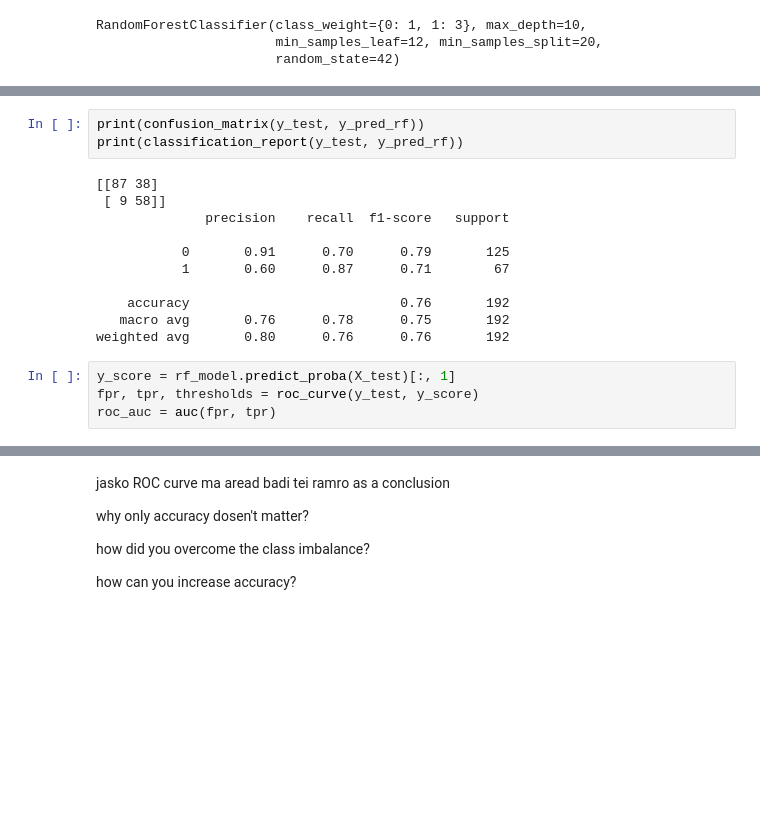
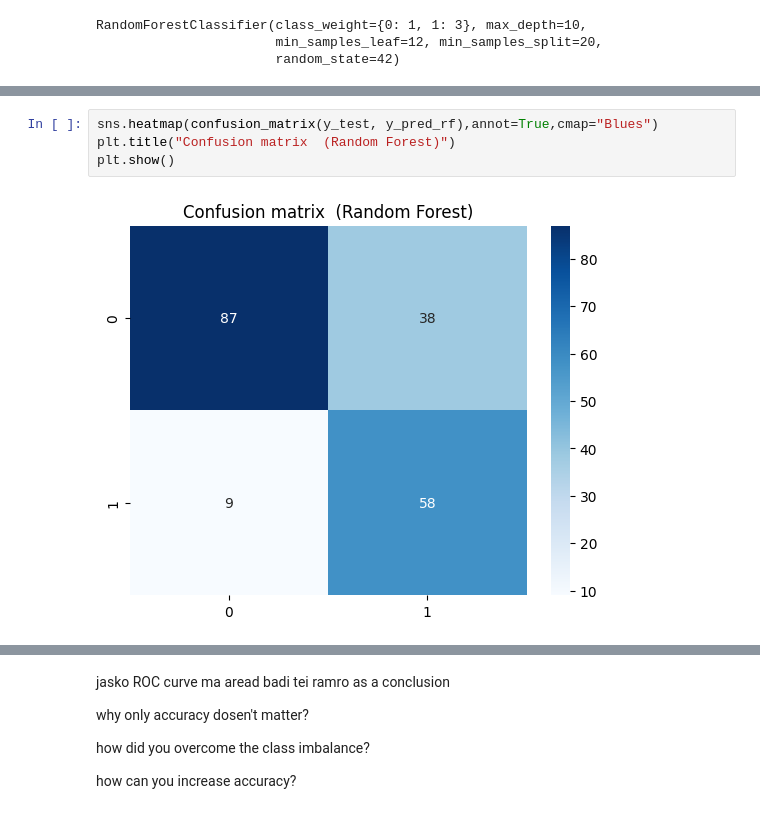
Before and after one commit to Bivid-npr/machine_learning_for_diabetes, a Jupyter notebook: ML_for_diabetes.ipynb, the cells around one changed output, grey strips where cells are left out. Drawn from its saved outputs; the diff is of its cells as text; blank space fills up the shorter version.

```diff
--- a/ML_for_diabetes.ipynb
+++ b/ML_for_diabetes.ipynb
@@ -393,18 +455,6 @@ y_pred_rf = rf_model.predict(X_test)
 # %%
-print(confusion_matrix(y_test, y_pred_rf))
-print(classification_report(y_test, y_pred_rf))
+sns.heatmap(confusion_matrix(y_test, y_pred_rf),annot=True,cmap="Blues")
+plt.title("Confusion matrix  (Random Forest)")
+plt.show()
 # %% [output]
-[[87 38]
- [ 9 58]]
-              precision    recall  f1-score   support
-
-           0       0.91      0.70      0.79       125
-           1       0.60      0.87      0.71        67
-
-    accuracy                           0.76       192
-   macro avg       0.76      0.78      0.75       192
-weighted avg       0.80      0.76      0.76       192
+[figure, added]
-# %%
-y_score = rf_model.predict_proba(X_test)[:, 1]
-fpr, tpr, thresholds = roc_curve(y_test, y_score)
-roc_auc = auc(fpr, tpr)
```
Also changed, not shown: parts of 76 cells of this notebook.
